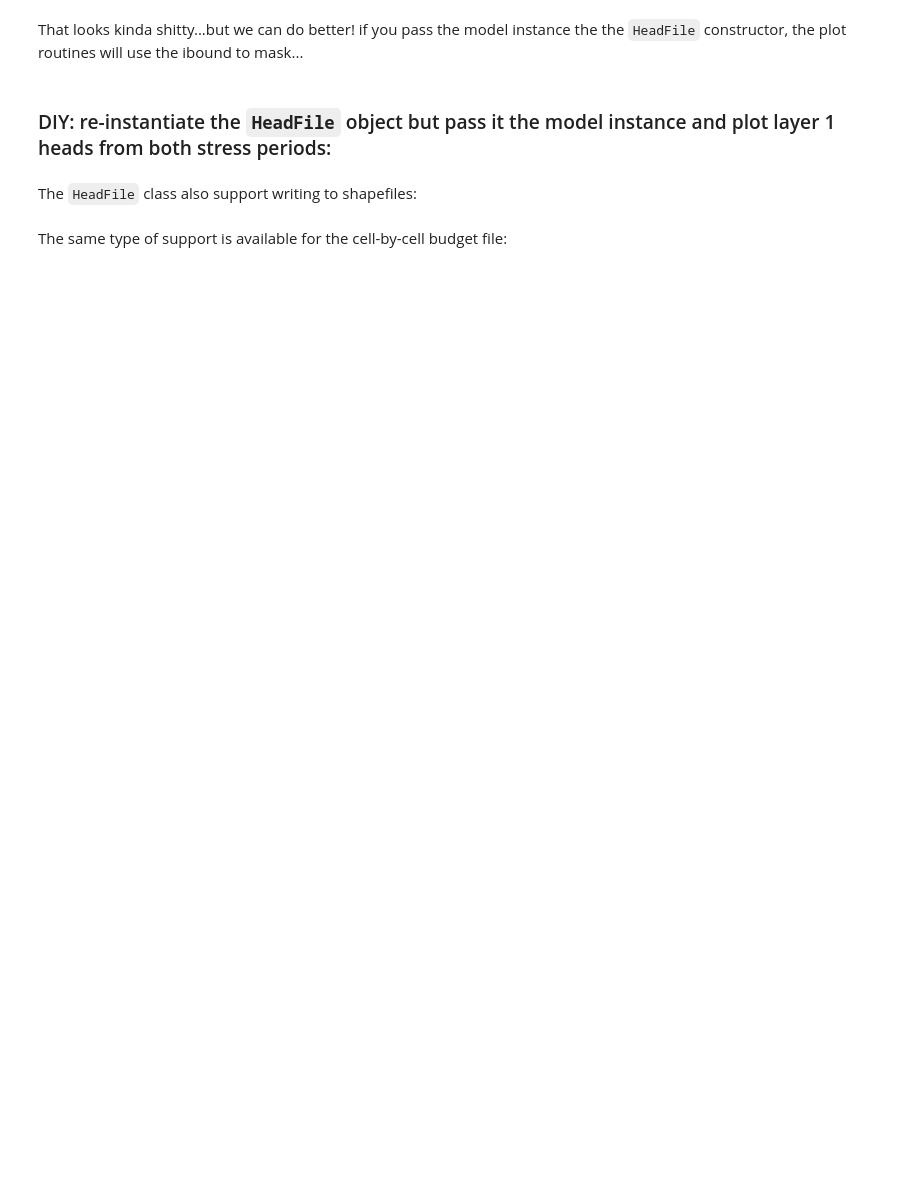
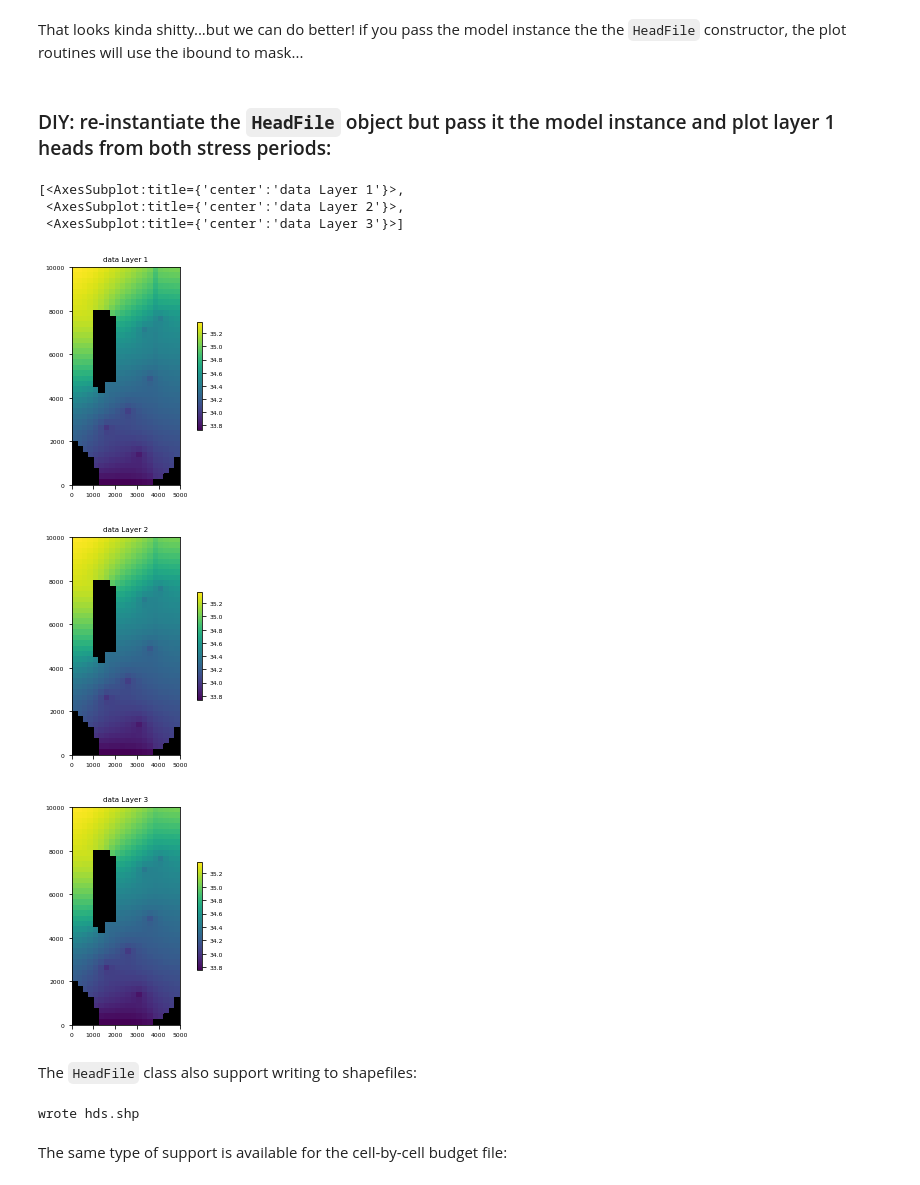
Before and after one commit to jtwhite79/decision_support_analysis_notebooks, a Jupyter notebook: notebooks/flopy_basics.ipynb, the cells around one changed output. Cells and saved outputs as stored; diff of their text form; code cells hidden in the pictures; blank space fills up the shorter version.

```diff
--- a/notebooks/flopy_basics.ipynb
+++ b/notebooks/flopy_basics.ipynb
@@ -121,10 +272,22 @@ hds.plot(mflay=None,totim=None,colorbar=True) # if these args are None, then you
 That looks kinda shitty...but we can do better! if you pass the model instance the the `HeadFile` constructor, the plot routines will use the ibound to mask...
 # %% [markdown]
 ### DIY: re-instantiate the `HeadFile` object but pass it the model instance and plot layer 1 heads from both stress periods:
+# %%
+hds = flopy.utils.HeadFile(os.path.join(m.model_ws,m.name+".hds"),model=m)
+hds.plot(mflay=None,totim=None,colorbar=True)
+# %% [output]
+[<AxesSubplot:title={'center':'data Layer 1'}>,
+ <AxesSubplot:title={'center':'data Layer 2'}>,
+ <AxesSubplot:title={'center':'data Layer 3'}>]
+[figure, added]
+[figure, added]
+[figure, added]
 # %% [markdown]
 The `HeadFile` class also support writing to shapefiles:
 # %%
 hds.to_shapefile("hds.shp")
+# %% [output]
+wrote hds.shp
 # %% [markdown]
 The same type of support is available for the cell-by-cell budget file:
 # %%
```
Also changed, not shown: parts of 26 cells of this notebook, 2 other files.
